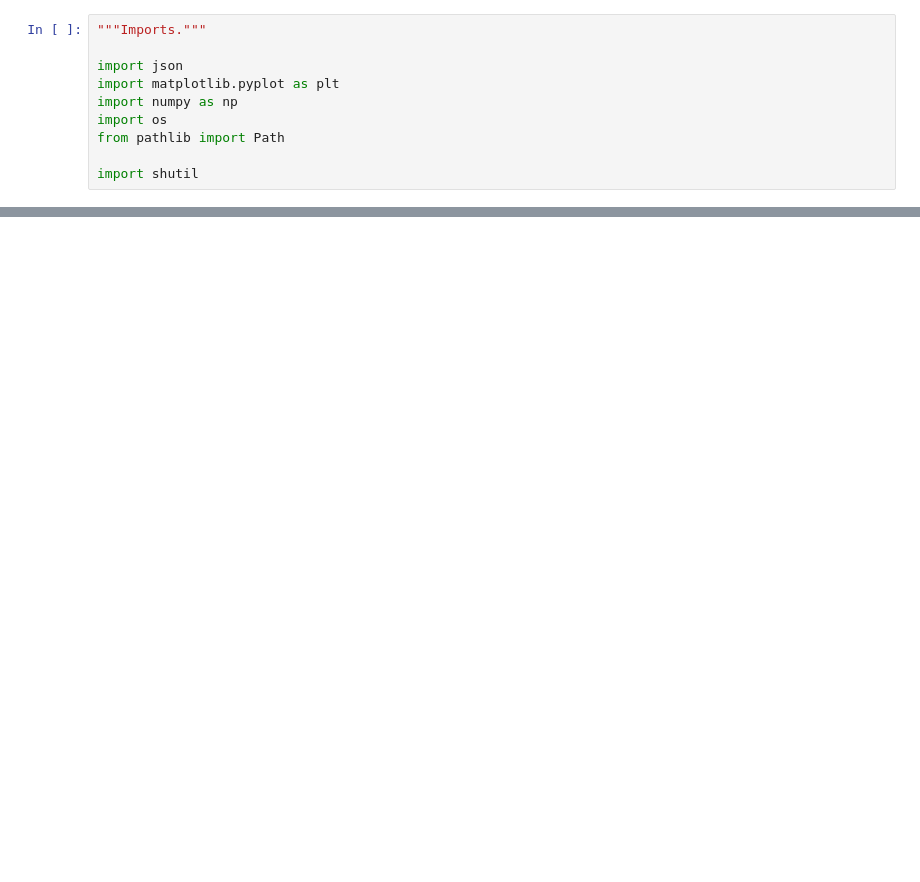
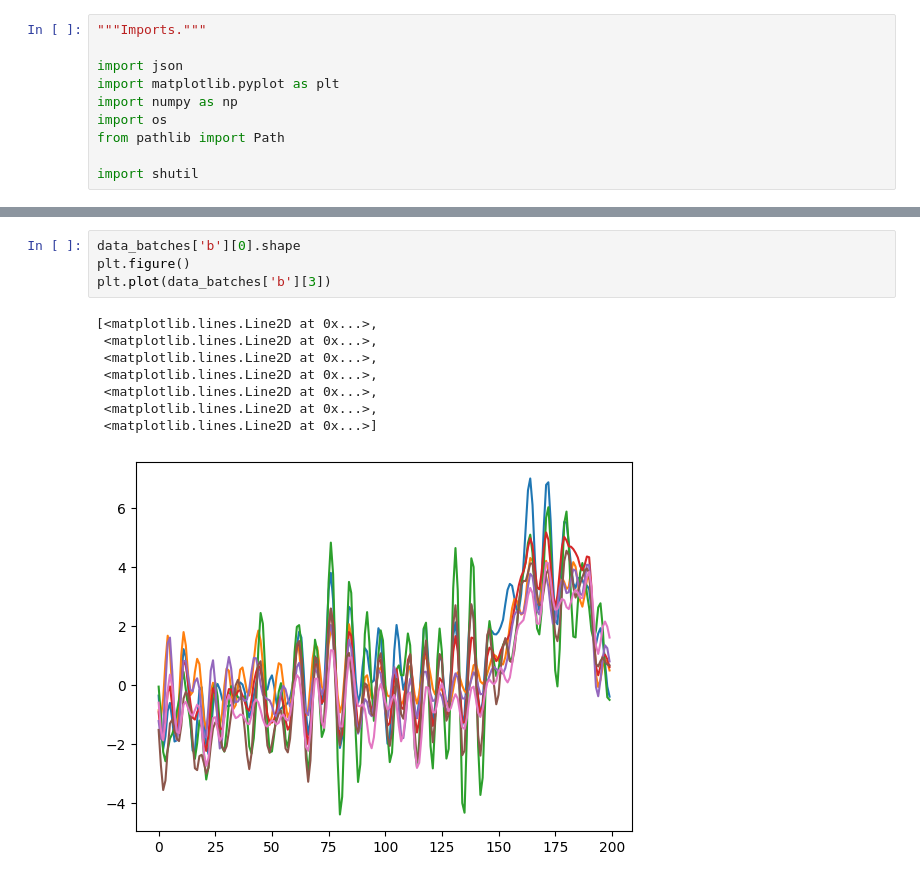
Before and after one commit to nwatters01/mit_bci_hackathon, a Jupyter notebook: eeg/test_features.ipynb, the cells around one changed output, grey strips where cells are left out. Saved outputs shown, nothing was run; the diff lists cells and outputs as text; blank space fills up the shorter version.

```diff
--- a/eeg/test_features.ipynb
+++ b/eeg/test_features.ipynb
@@ -111,0 +160,13 @@ AttributeError: 'list' object has no attribute 'shape'
+# %%
+data_batches['b'][0].shape
+plt.figure()
+plt.plot(data_batches['b'][3])
+# %% [output]
+[<matplotlib.lines.Line2D at 0x...>,
+ <matplotlib.lines.Line2D at 0x...>,
+ <matplotlib.lines.Line2D at 0x...>,
+ <matplotlib.lines.Line2D at 0x...>,
+ <matplotlib.lines.Line2D at 0x...>,
+ <matplotlib.lines.Line2D at 0x...>,
+ <matplotlib.lines.Line2D at 0x...>]
+[figure, added]
```
Also changed, not shown: parts of 8 cells of this notebook, 8 other files.
